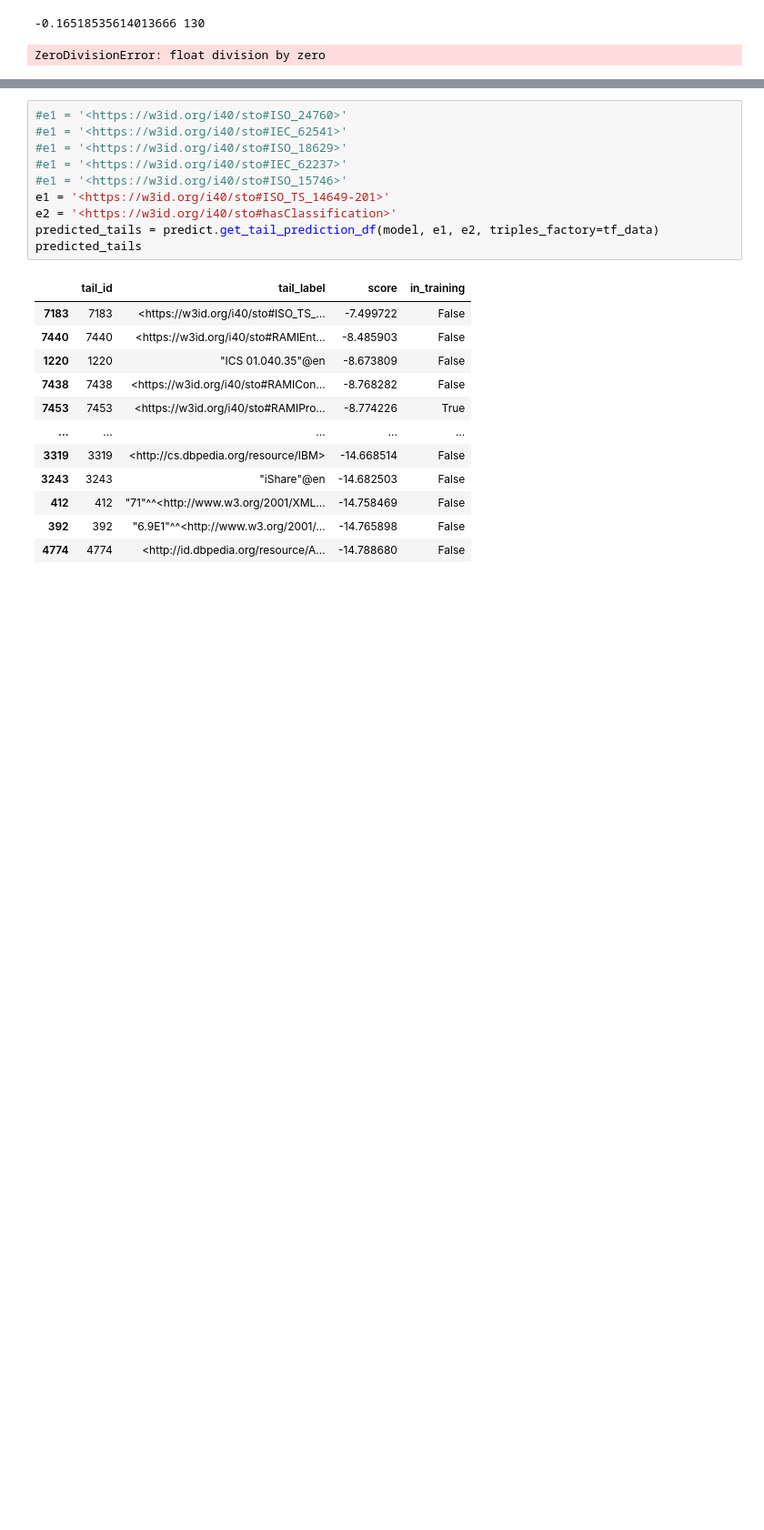
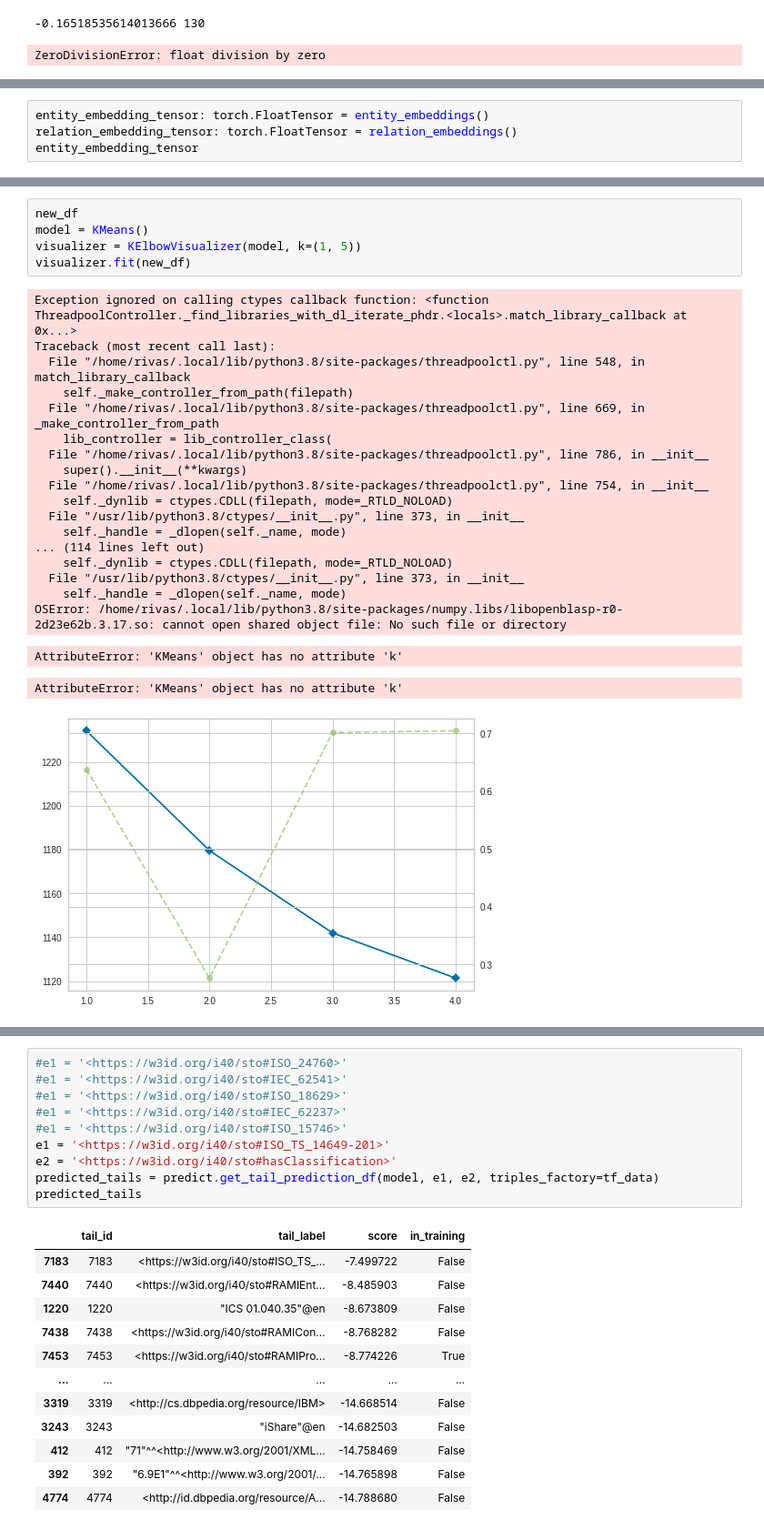
Before and after one commit to SDM-TIB/Demo_Link_Prediction, a Jupyter notebook: Demo_Link_Prediction.ipynb, the cells around one changed output, grey strips where cells are left out. Shown: that part at 91% size. Saved outputs shown, nothing was run; the diff lists cells and outputs as text; blank space fills up the shorter version.

```diff
--- a/Demo_Link_Prediction.ipynb
+++ b/Demo_Link_Prediction.ipynb
@@ -302,0 +320,4 @@ ZeroDivisionError: float division by zero
+# %%
+entity_embedding_tensor: torch.FloatTensor = entity_embeddings()
+relation_embedding_tensor: torch.FloatTensor = relation_embeddings()
+entity_embedding_tensor
@@ -302,0 +435,26 @@ ZeroDivisionError: float division by zero
+# %%
+new_df
+model = KMeans()
+visualizer = KElbowVisualizer(model, k=(1, 5))
+visualizer.fit(new_df)
+# %% [output]
+Exception ignored on calling ctypes callback function: <function ThreadpoolController._find_libraries_with_dl_iterate_phdr.<locals>.match_library_callback at 0x...>
+Traceback (most recent call last):
+  File "/home/rivas/.local/lib/python3.8/site-packages/threadpoolctl.py", line 548, in match_library_callback
+    self._make_controller_from_path(filepath)
+  File "/home/rivas/.local/lib/python3.8/site-packages/threadpoolctl.py", line 669, in _make_controller_from_path
+    lib_controller = lib_controller_class(
+  File "/home/rivas/.local/lib/python3.8/site-packages/threadpoolctl.py", line 786, in __init__
+    super().__init__(**kwargs)
+  File "/home/rivas/.local/lib/python3.8/site-packages/threadpoolctl.py", line 754, in __init__
+    self._dynlib = ctypes.CDLL(filepath, mode=_RTLD_NOLOAD)
+  File "/usr/lib/python3.8/ctypes/__init__.py", line 373, in __init__
+    self._handle = _dlopen(self._name, mode)
+... (114 lines left out)
+    self._dynlib = ctypes.CDLL(filepath, mode=_RTLD_NOLOAD)
+  File "/usr/lib/python3.8/ctypes/__init__.py", line 373, in __init__
+    self._handle = _dlopen(self._name, mode)
+OSError: /home/rivas/.local/lib/python3.8/site-packages/numpy.libs/libopenblasp-r0-2d23e62b.3.17.so: cannot open shared object file: No such file or directory
+AttributeError: 'KMeans' object has no attribute 'k'
+AttributeError: 'KMeans' object has no attribute 'k'
+[figure, added]
```
Also changed, not shown: parts of 31 cells of this notebook, 1 other file.
